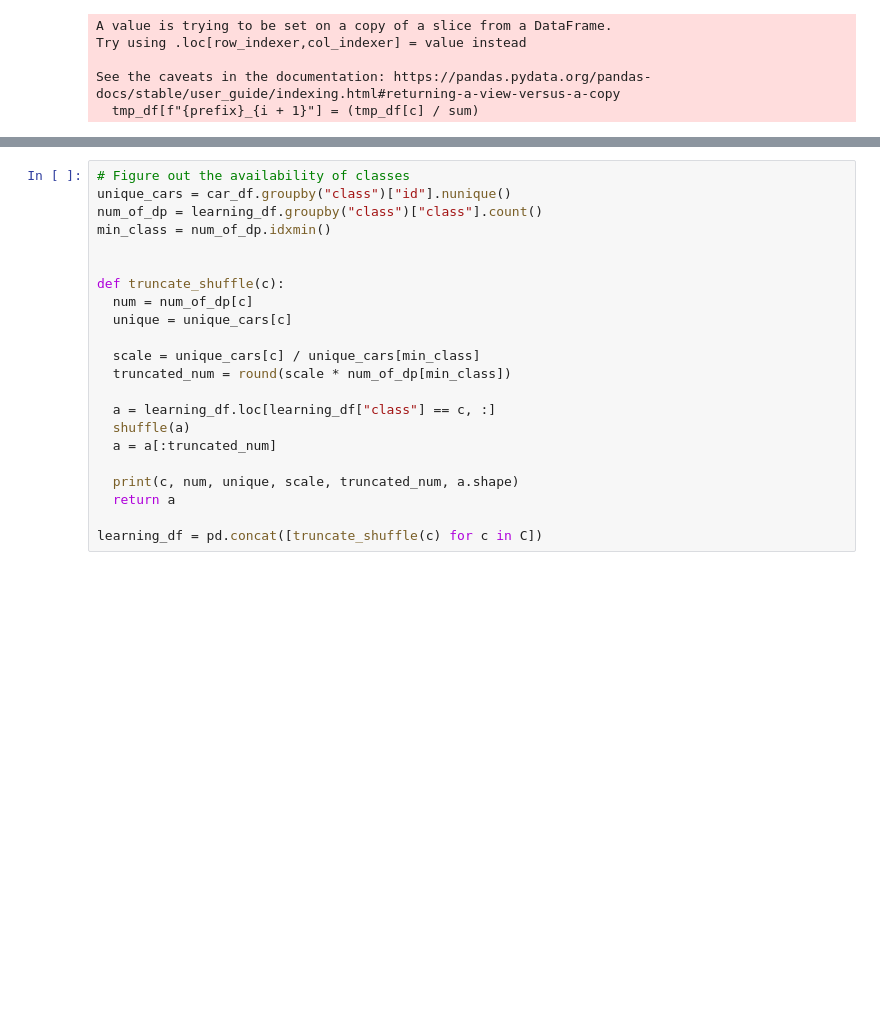
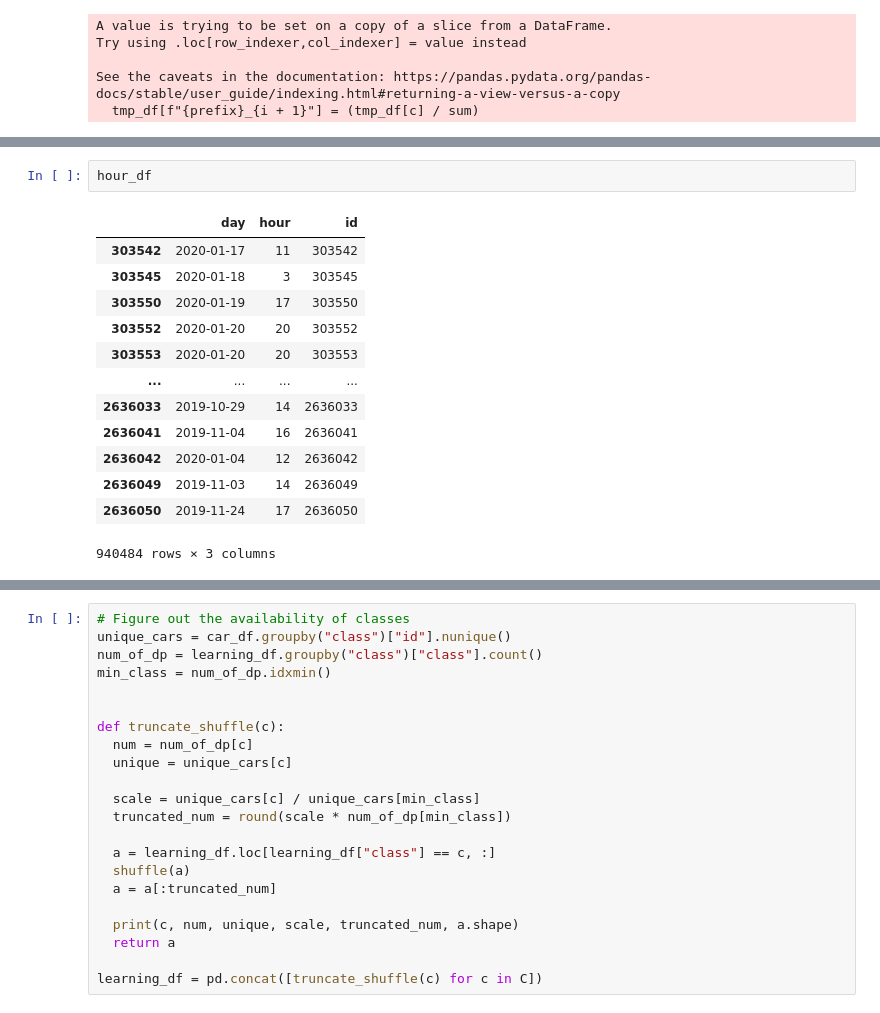
Before and after one commit to lucafanselau/bachelor-seminar-thesis, a Jupyter notebook: src/vehicle-choice-model.ipynb, the cells around one changed output, grey strips where cells are left out. Saved outputs shown, nothing was run; the diff lists cells and outputs as text; blank space fills up the shorter version.

```diff
--- a/src/vehicle-choice-model.ipynb
+++ b/src/vehicle-choice-model.ipynb
@@ -94,0 +133,16 @@ dtype: float64
+# %%
+hour_df
+# %% [output]
+|  | day | hour | id |
+| 303542 | 2020-01-17 | 11 | 303542 |
+| 303545 | 2020-01-18 | 3 | 303545 |
+| 303550 | 2020-01-19 | 17 | 303550 |
+| 303552 | 2020-01-20 | 20 | 303552 |
+| 303553 | 2020-01-20 | 20 | 303553 |
+| ... | ... | ... | ... |
+| 2636033 | 2019-10-29 | 14 | 2636033 |
+| 2636041 | 2019-11-04 | 16 | 2636041 |
+| 2636042 | 2020-01-04 | 12 | 2636042 |
+| 2636049 | 2019-11-03 | 14 | 2636049 |
+| 2636050 | 2019-11-24 | 17 | 2636050 |
+940484 rows × 3 columns
```
Also changed, not shown: parts of 9 cells of this notebook, 8 other files.
